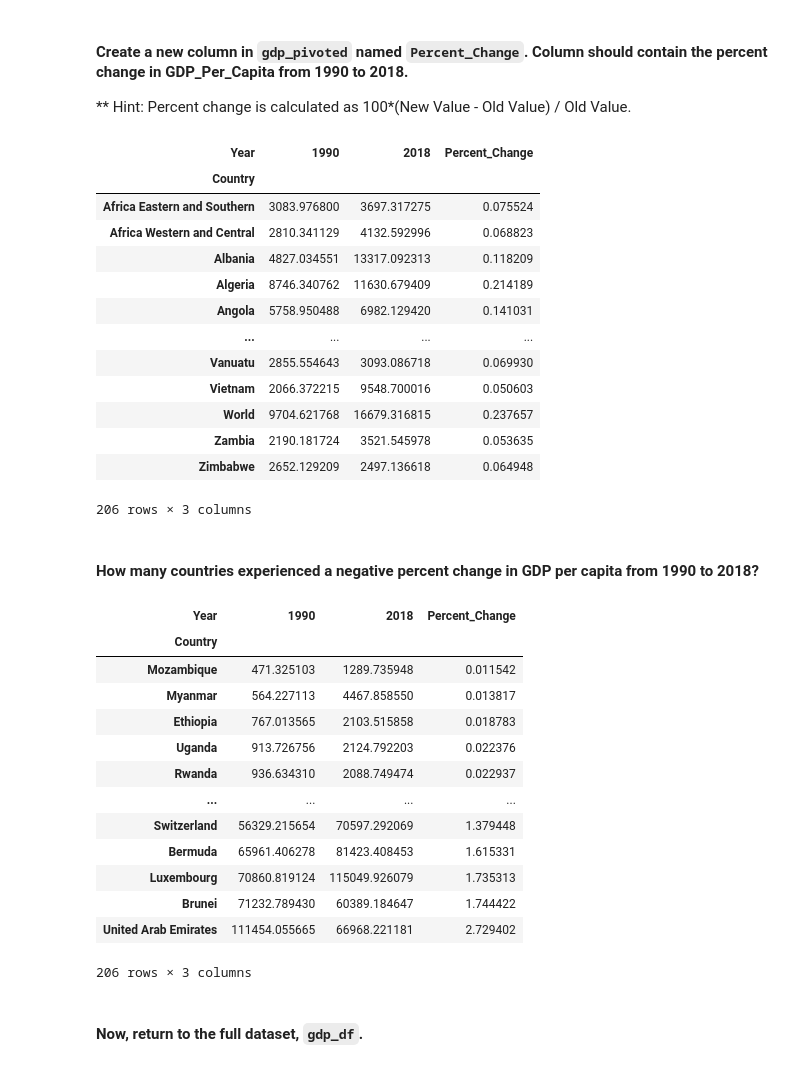
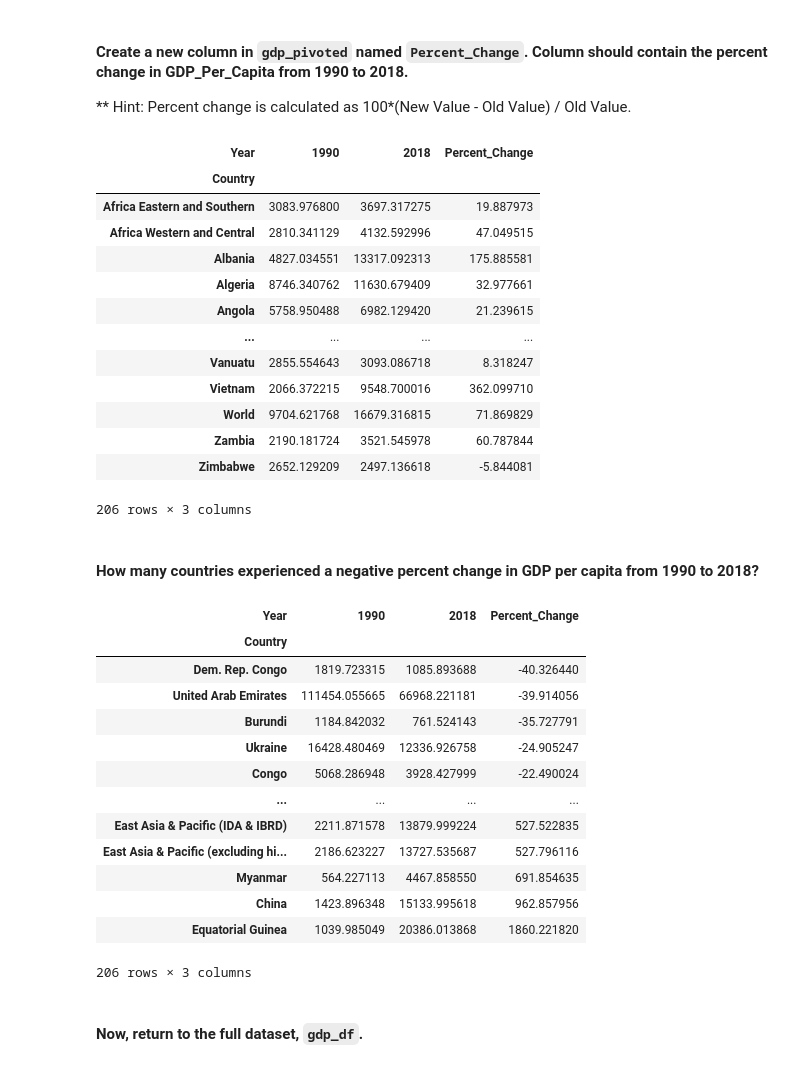
Before and after one commit to nss-data-science-cohort-7/un-exploration-gtorres2, a Jupyter notebook: UN_EXPLORATION_2.ipynb, the cells around one changed output. Cells and saved outputs as stored; diff of their text form; code cells hidden in the pictures.

```diff
--- a/UN_EXPLORATION_2.ipynb
+++ b/UN_EXPLORATION_2.ipynb
@@ -364,25 +383,25 @@ pivot_2_yrs
 # %%
 #Dataframe Percent Change for years 1990 AND 2018
 
-#df[percent] = (df['column_name'] / df['column_name'].sum()) * 100
+#df[percent] = (df['column_name1'] - df['column_name2'] / df['column_name'].sum()) * 100
 
-pivot_2_yrs['Percent_Change'] = (pivot_2_yrs[1990] /
-                                 pivot_2_yrs[2018].sum()) * 100
+pivot_2_yrs['Percent_Change'] = ((pivot_2_yrs[2018]- pivot_2_yrs[1990]) /
+                                 pivot_2_yrs[1990]) * 100
 pivot_2_yrs
 # %% [output]
 | Year | 1990 | 2018 | Percent_Change |
 | Country |  |  |  |
-| Africa Eastern and Southern | 3083.976800 | 3697.317275 | 0.075524 |
-| Africa Western and Central | 2810.341129 | 4132.592996 | 0.068823 |
-| Albania | 4827.034551 | 13317.092313 | 0.118209 |
-| Algeria | 8746.340762 | 11630.679409 | 0.214189 |
-| Angola | 5758.950488 | 6982.129420 | 0.141031 |
+| Africa Eastern and Southern | 3083.976800 | 3697.317275 | 19.887973 |
+| Africa Western and Central | 2810.341129 | 4132.592996 | 47.049515 |
+| Albania | 4827.034551 | 13317.092313 | 175.885581 |
+| Algeria | 8746.340762 | 11630.679409 | 32.977661 |
+| Angola | 5758.950488 | 6982.129420 | 21.239615 |
 | ... | ... | ... | ... |
-| Vanuatu | 2855.554643 | 3093.086718 | 0.069930 |
-| Vietnam | 2066.372215 | 9548.700016 | 0.050603 |
-| World | 9704.621768 | 16679.316815 | 0.237657 |
-| Zambia | 2190.181724 | 3521.545978 | 0.053635 |
-| Zimbabwe | 2652.129209 | 2497.136618 | 0.064948 |
+| Vanuatu | 2855.554643 | 3093.086718 | 8.318247 |
+| Vietnam | 2066.372215 | 9548.700016 | 362.099710 |
+| World | 9704.621768 | 16679.316815 | 71.869829 |
+| Zambia | 2190.181724 | 3521.545978 | 60.787844 |
+| Zimbabwe | 2652.129209 | 2497.136618 | -5.844081 |
 206 rows × 3 columns
 # %% [markdown]
 #### How many countries experienced a negative percent change in GDP per capita from 1990 to 2018?
@@ -393,17 +412,17 @@ pivot_2_yrs.sort_values(by= 'Percent_Change', ascending=True)
 # %% [output]
 | Year | 1990 | 2018 | Percent_Change |
 | Country |  |  |  |
-| Mozambique | 471.325103 | 1289.735948 | 0.011542 |
-| Myanmar | 564.227113 | 4467.858550 | 0.013817 |
-| Ethiopia | 767.013565 | 2103.515858 | 0.018783 |
-| Uganda | 913.726756 | 2124.792203 | 0.022376 |
-| Rwanda | 936.634310 | 2088.749474 | 0.022937 |
+| Dem. Rep. Congo | 1819.723315 | 1085.893688 | -40.326440 |
+| United Arab Emirates | 111454.055665 | 66968.221181 | -39.914056 |
+| Burundi | 1184.842032 | 761.524143 | -35.727791 |
+| Ukraine | 16428.480469 | 12336.926758 | -24.905247 |
+| Congo | 5068.286948 | 3928.427999 | -22.490024 |
 | ... | ... | ... | ... |
-| Switzerland | 56329.215654 | 70597.292069 | 1.379448 |
-| Bermuda | 65961.406278 | 81423.408453 | 1.615331 |
-| Luxembourg | 70860.819124 | 115049.926079 | 1.735313 |
-| Brunei | 71232.789430 | 60389.184647 | 1.744422 |
-| United Arab Emirates | 111454.055665 | 66968.221181 | 2.729402 |
+| East Asia & Pacific (IDA & IBRD) | 2211.871578 | 13879.999224 | 527.522835 |
+| East Asia & Pacific (excluding hi... | 2186.623227 | 13727.535687 | 527.796116 |
+| Myanmar | 564.227113 | 4467.858550 | 691.854635 |
+| China | 1423.896348 | 15133.995618 | 962.857956 |
+| Equatorial Guinea | 1039.985049 | 20386.013868 | 1860.221820 |
 206 rows × 3 columns
 # %% [markdown]
 #### Now, return to the full dataset, `gdp_df`.
```
Also changed, not shown: parts of 100 cells of this notebook.
